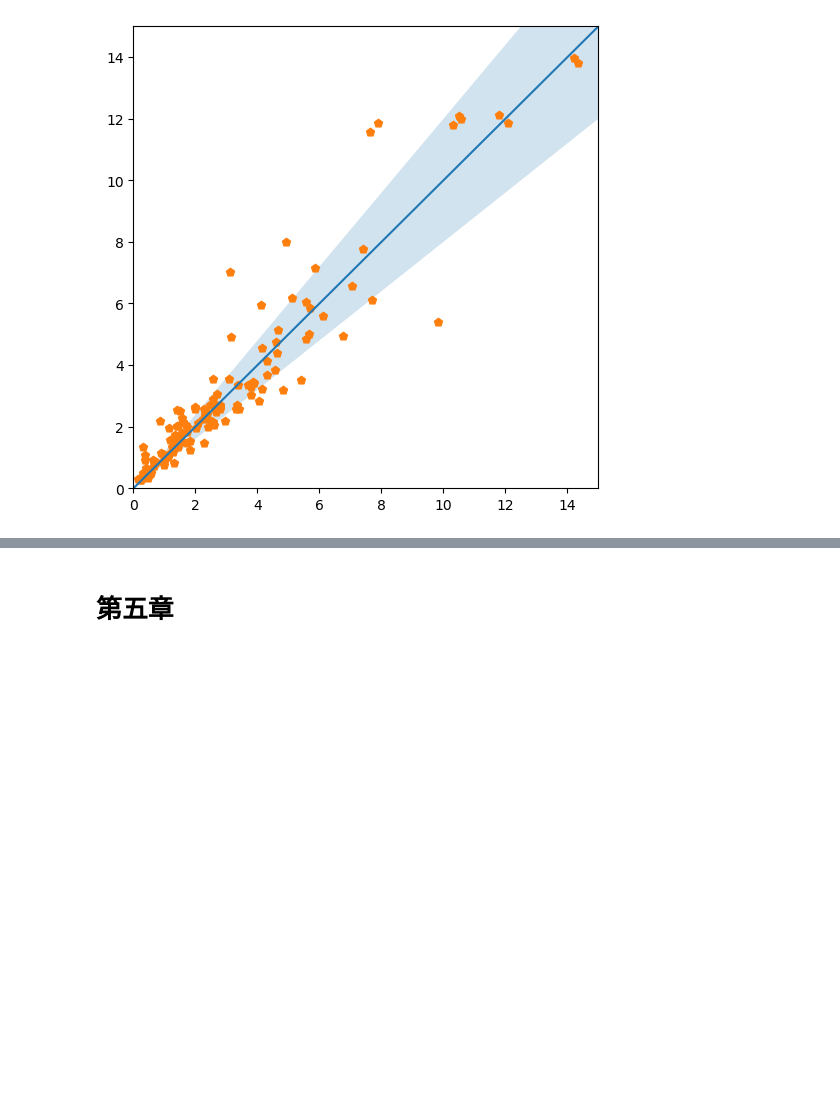
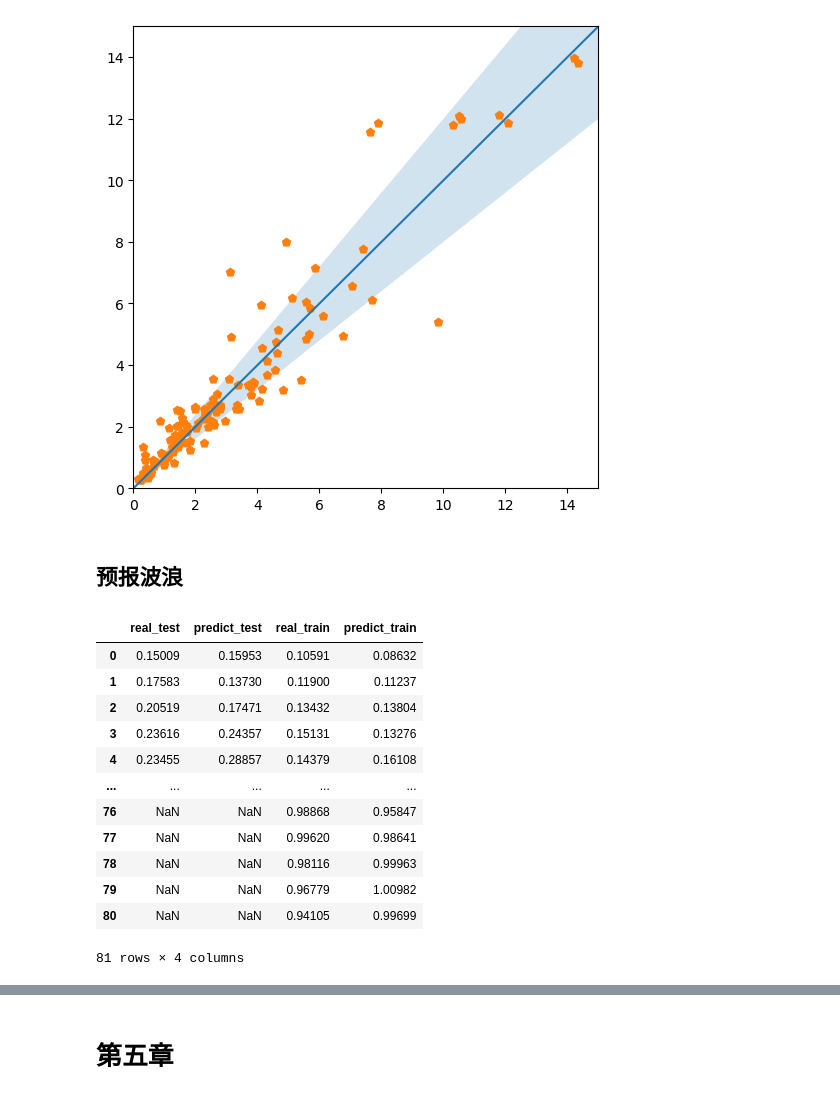
Before and after one commit to jackyvava/CodeWaveVegetation, a Jupyter notebook: code.ipynb, the cells around one changed output, grey strips where cells are left out. Saved outputs shown, nothing was run; the diff lists cells and outputs as text; code cells hidden in the pictures; blank space fills up the shorter version.

```diff
--- a/code.ipynb
+++ b/code.ipynb
@@ -2316,3 +2319,22 @@ plt.ylim(0,15)
 # %% [output]
 (0.0, 15.0)
 [figure]
+# %% [markdown]
+## 预报波浪
+# %%
+data = pd.read_csv("论文数据/第四章/波浪衰减_改.csv")
+data
+# %% [output]
+|  | real_test | predict_test | real_train | predict_train |
+| 0 | 0.15009 | 0.15953 | 0.10591 | 0.08632 |
+| 1 | 0.17583 | 0.13730 | 0.11900 | 0.11237 |
+| 2 | 0.20519 | 0.17471 | 0.13432 | 0.13804 |
+| 3 | 0.23616 | 0.24357 | 0.15131 | 0.13276 |
+| 4 | 0.23455 | 0.28857 | 0.14379 | 0.16108 |
+| ... | ... | ... | ... | ... |
+| 76 | NaN | NaN | 0.98868 | 0.95847 |
+| 77 | NaN | NaN | 0.99620 | 0.98641 |
+| 78 | NaN | NaN | 0.98116 | 0.99963 |
+| 79 | NaN | NaN | 0.96779 | 1.00982 |
+| 80 | NaN | NaN | 0.94105 | 0.99699 |
+81 rows × 4 columns
```
Also changed, not shown: parts of 14 cells of this notebook, 4 other files.
